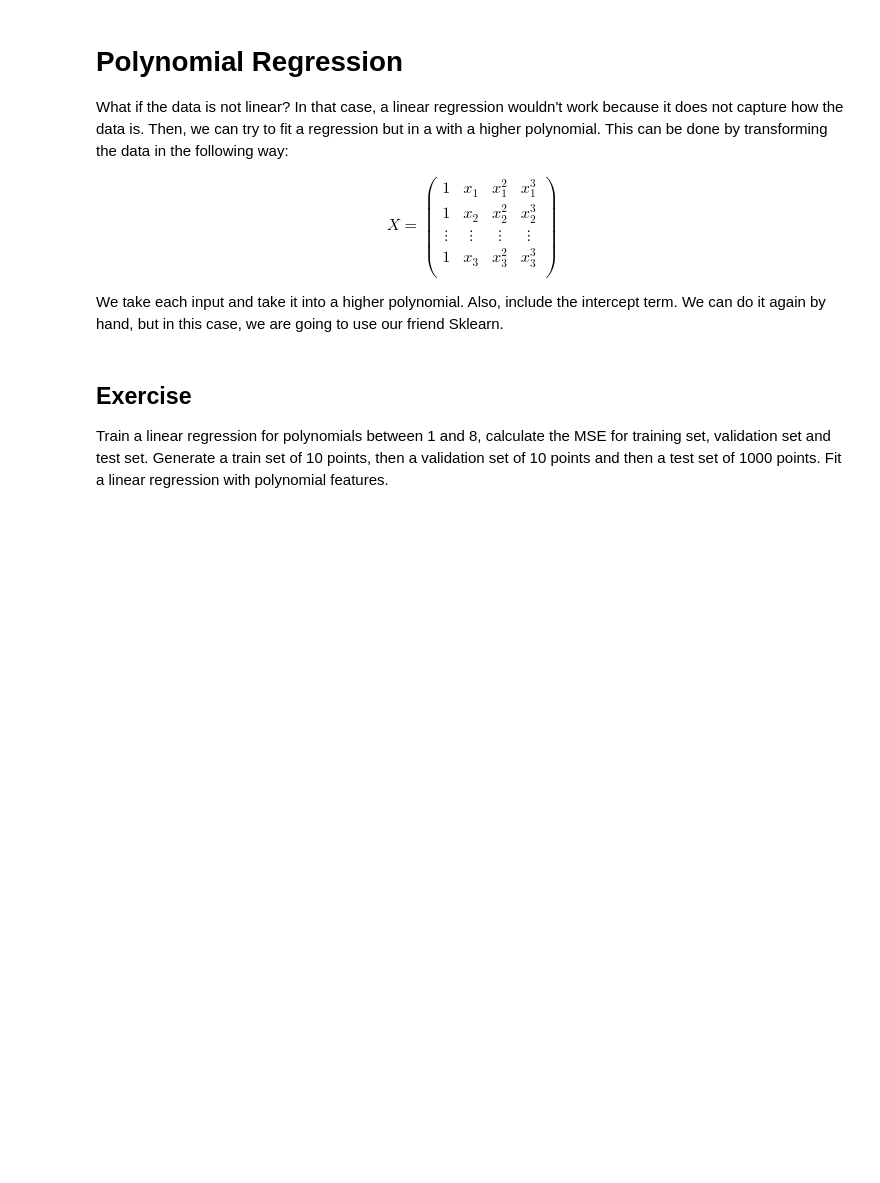
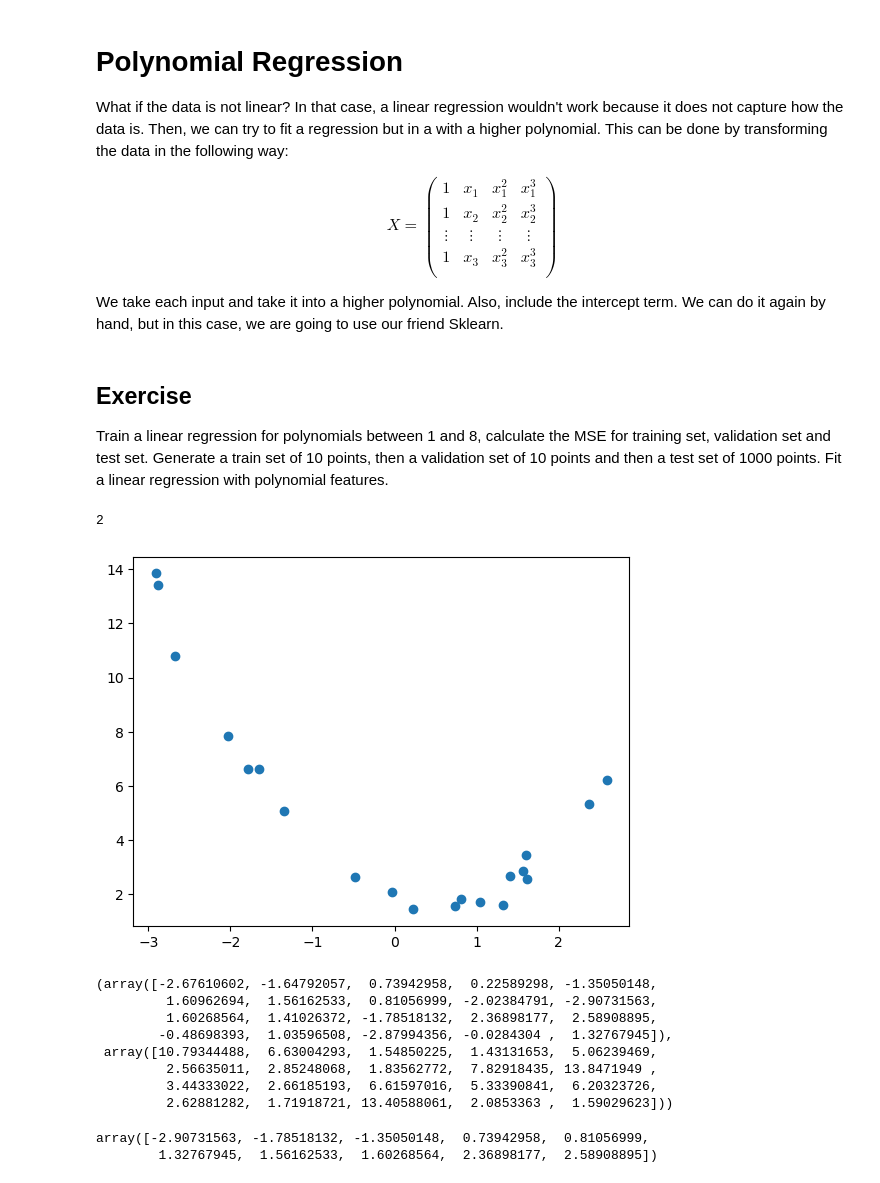
Before and after one commit to afrincon2/Machine_learning, a Jupyter notebook: LinearRegression/LinearRegression-Ex.ipynb, the cells around one changed output. Drawn from its saved outputs; the diff is of its cells as text; code cells hidden in the pictures; blank space fills up the shorter version.

```diff
--- a/LinearRegression/LinearRegression-Ex.ipynb
+++ b/LinearRegression/LinearRegression-Ex.ipynb
@@ -317,3 +317,20 @@ def sample_ds(n):
 ## Exercise
 
 Train a linear regression for polynomials between 1 and 8, calculate the MSE for training set, validation set and test set. Generate a train set of 10 points, then a validation set of 10 points and then a test set of 1000 points. Fit a linear regression with polynomial features.
+# %%
+data=sample_ds(20)
+print(len(data))
+plt.scatter(data[0],data[1])
+plt.show()
+data
+# %% [output]
+2
+[figure, added]
+(array([-2.67610602, -1.64792057,  0.73942958,  0.22589298, -1.35050148,
+         1.60962694,  1.56162533,  0.81056999, -2.02384791, -2.90731563,
+         1.60268564,  1.41026372, -1.78518132,  2.36898177,  2.58908895,
+        -0.48698393,  1.03596508, -2.87994356, -0.0284304 ,  1.32767945]),
+ array([10.79344488,  6.63004293,  1.54850225,  1.43131653,  5.06239469,
+         2.56635011,  2.85248068,  1.83562772,  7.82918435, 13.8471949 ,
+         3.44333022,  2.66185193,  6.61597016,  5.33390841,  6.20323726,
+         2.62881282,  1.71918721, 13.40588061,  2.0853363 ,  1.59029623]))
@@ -319,0 +351,5 @@ Train a linear regression for polynomials between 1 and 8, calculate the MSE for
+# %%
+X_new
+# %% [output]
+array([-2.90731563, -1.78518132, -1.35050148,  0.73942958,  0.81056999,
+        1.32767945,  1.56162533,  1.60268564,  2.36898177,  2.58908895])
```
Also changed, not shown: parts of 3 cells of this notebook.
